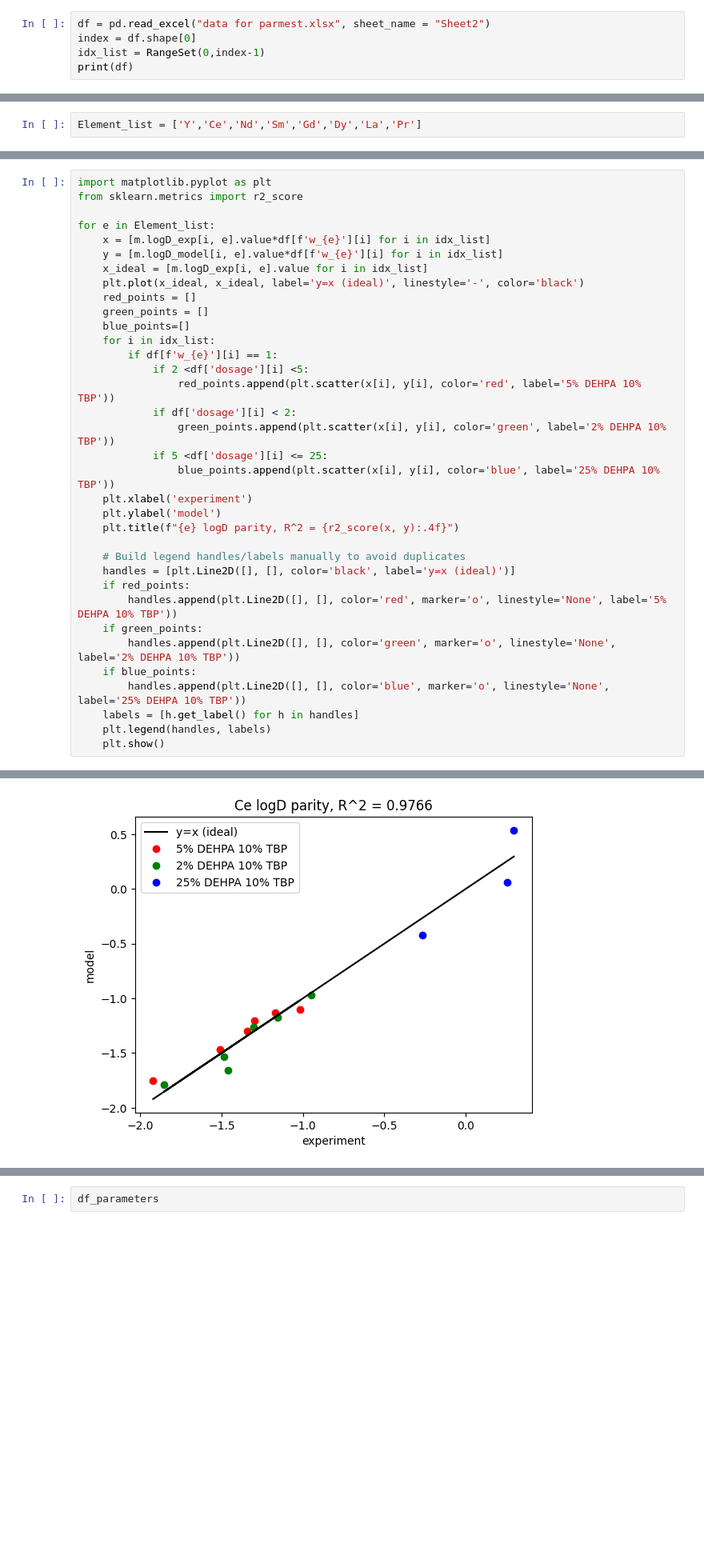
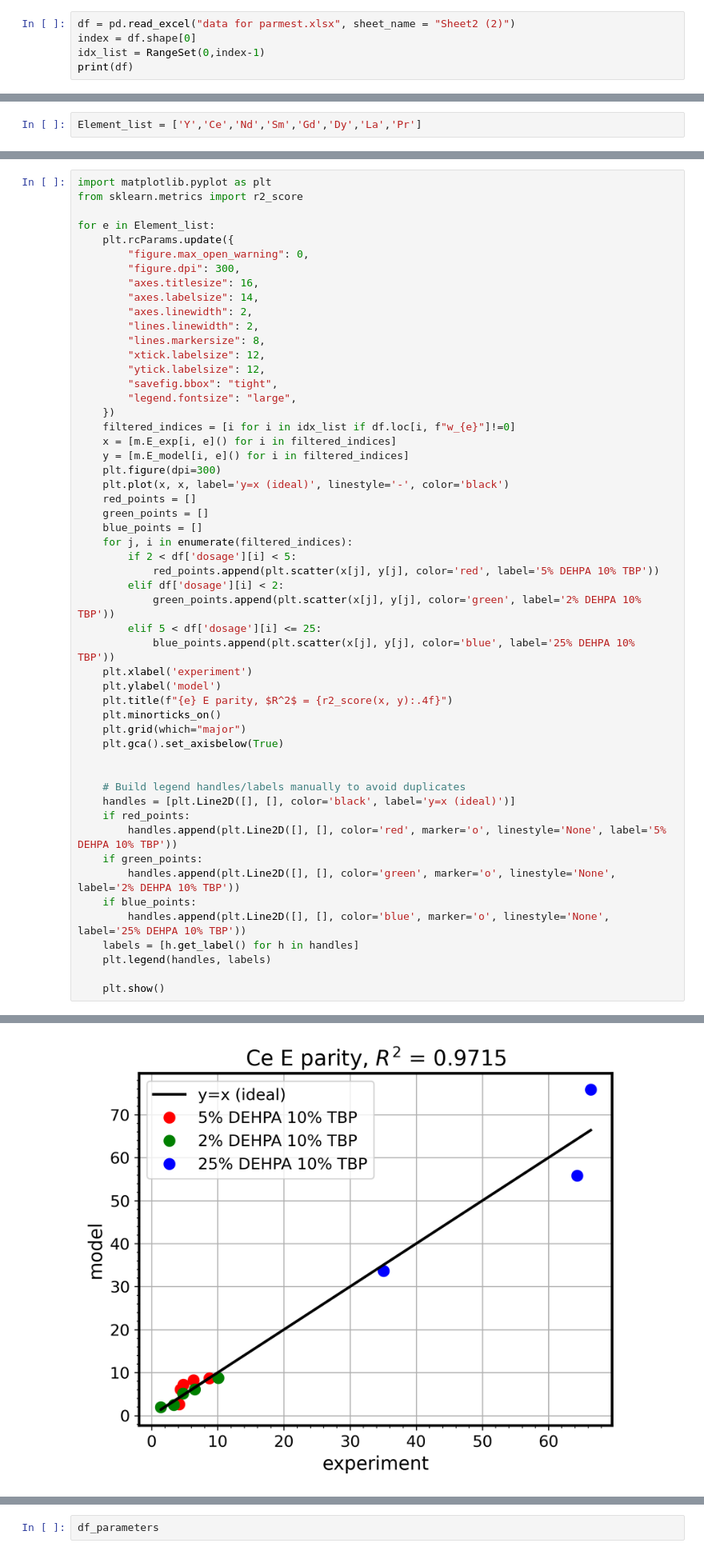
Before and after one commit to ArkoprabhoDasgupta/prommis, a Jupyter notebook: src/prommis/solvent_extraction/parm_est_model copy.ipynb, the cells around one changed output, grey strips where cells are left out. Shown at 80% size. Saved outputs shown, nothing was run; the diff lists cells and outputs as text; blank space fills up the shorter version.

```diff
--- a/src/prommis/solvent_extraction/parm_est_model copy.ipynb
+++ b/src/prommis/solvent_extraction/parm_est_model copy.ipynb
@@ -5,5 +5,5 @@ from pyomo.environ import ConcreteModel, RangeSet, Var, log10, minimize
 # %%
-df = pd.read_excel("data for parmest.xlsx", sheet_name = "Sheet2")
+df = pd.read_excel("data for parmest.xlsx", sheet_name = "Sheet2 (2)")
 index = df.shape[0]
 idx_list = RangeSet(0,index-1)
 print(df)
@@ -117,24 +192,41 @@ import matplotlib.pyplot as plt
 from sklearn.metrics import r2_score
 
 for e in Element_list:
-    x = [m.logD_exp[i, e].value*df[f'w_{e}'][i] for i in idx_list]
-    y = [m.logD_model[i, e].value*df[f'w_{e}'][i] for i in idx_list]
-    x_ideal = [m.logD_exp[i, e].value for i in idx_list]
-    plt.plot(x_ideal, x_ideal, label='y=x (ideal)', linestyle='-', color='black')
+    plt.rcParams.update({
+        "figure.max_open_warning": 0,
+        "figure.dpi": 300,
+        "axes.titlesize": 16,
+        "axes.labelsize": 14,
+        "axes.linewidth": 2,
+        "lines.linewidth": 2,
+        "lines.markersize": 8,
+        "xtick.labelsize": 12,
+        "ytick.labelsize": 12,
+        "savefig.bbox": "tight",
+        "legend.fontsize": "large",
+    })
+    filtered_indices = [i for i in idx_list if df.loc[i, f"w_{e}"]!=0]
+    x = [m.E_exp[i, e]() for i in filtered_indices]
+    y = [m.E_model[i, e]() for i in filtered_indices]
+    plt.figure(dpi=300)
+    plt.plot(x, x, label='y=x (ideal)', linestyle='-', color='black')
     red_points = []
     green_points = []
-    blue_points=[]
-    for i in idx_list:
-        if df[f'w_{e}'][i] == 1:
-            if 2 <df['dosage'][i] <5:
-                red_points.append(plt.scatter(x[i], y[i], color='red', label='5% DEHPA 10% TBP'))
-            if df['dosage'][i] < 2:
-                green_points.append(plt.scatter(x[i], y[i], color='green', label='2% DEHPA 10% TBP'))
-            if 5 <df['dosage'][i] <= 25:
-                blue_points.append(plt.scatter(x[i], y[i], color='blue', label='25% DEHPA 10% TBP'))
+    blue_points = []
+    for j, i in enumerate(filtered_indices):
+        if 2 < df['dosage'][i] < 5:
+            red_points.append(plt.scatter(x[j], y[j], color='red', label='5% DEHPA 10% TBP'))
+        elif df['dosage'][i] < 2:
+            green_points.append(plt.scatter(x[j], y[j], color='green', label='2% DEHPA 10% TBP'))
+        elif 5 < df['dosage'][i] <= 25:
+            blue_points.append(plt.scatter(x[j], y[j], color='blue', label='25% DEHPA 10% TBP'))
     plt.xlabel('experiment')
     plt.ylabel('model')
-    plt.title(f"{e} logD parity, R^2 = {r2_score(x, y):.4f}")
+    plt.title(f"{e} E parity, $R^2$ = {r2_score(x, y):.4f}")
+    plt.minorticks_on()
+    plt.grid(which="major")
+    plt.gca().set_axisbelow(True)
+
 
     # Build legend handles/labels manually to avoid duplicates
     handles = [plt.Line2D([], [], color='black', label='y=x (ideal)')]
@@ -146,5 +238,6 @@ for e in Element_list:
         handles.append(plt.Line2D([], [], color='blue', marker='o', linestyle='None', label='25% DEHPA 10% TBP'))
     labels = [h.get_label() for h in handles]
     plt.legend(handles, labels)
+
     plt.show()
 # %% [output]
@@ -152 +245 @@ for e in Element_list:
-[figure, old version]
+[figure, new version]
```
Also changed, not shown: parts of 7 cells of this notebook, 17 other files.
